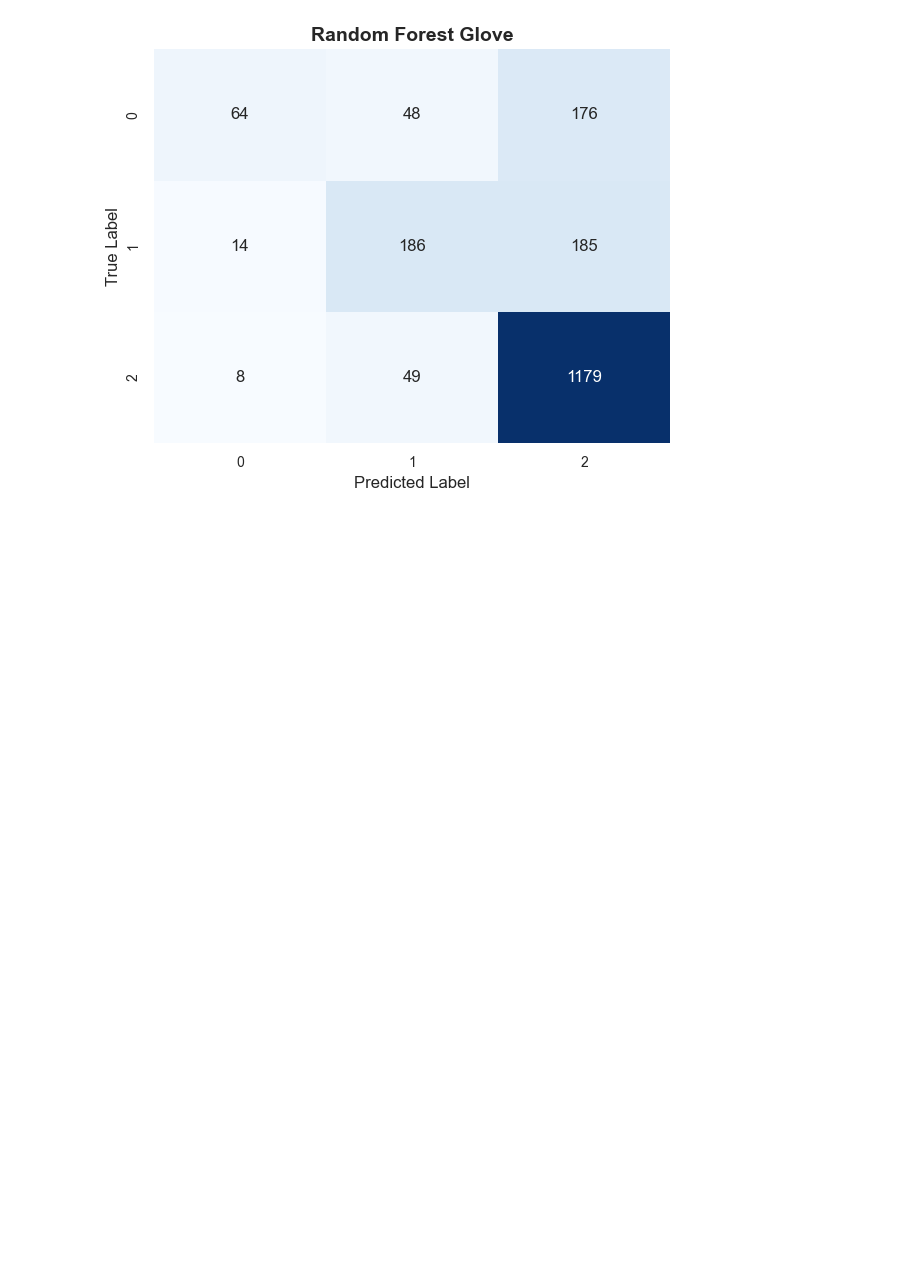
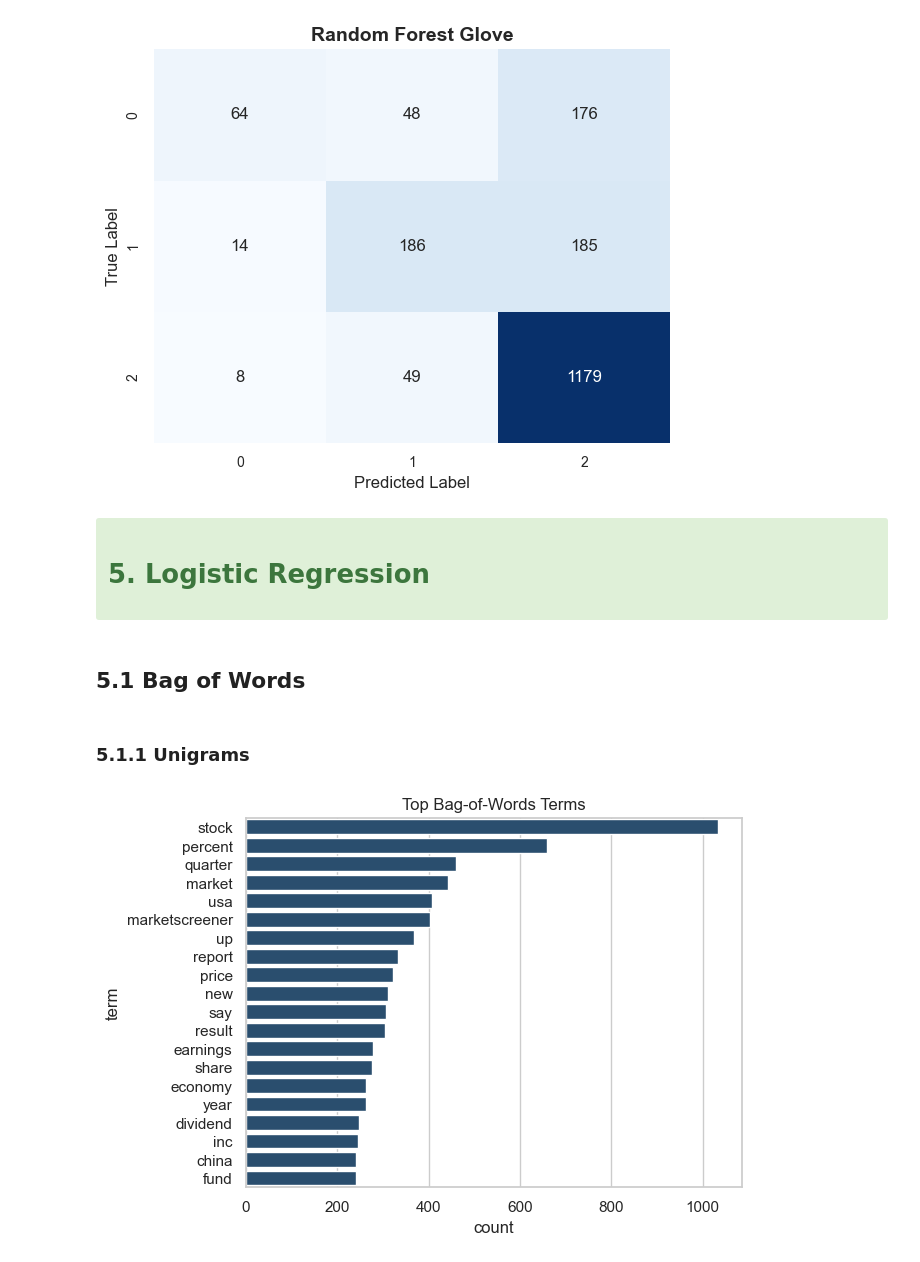
Before and after one commit to mgalao/text-mining-project, a Jupyter notebook: notebooks/Feature Engineering + Models.ipynb, the cells around one changed output. Drawn from its saved outputs; the diff is of its cells as text; code cells hidden in the pictures; blank space fills up the shorter version.

```diff
--- a/notebooks/Feature Engineering + Models.ipynb
+++ b/notebooks/Feature Engineering + Models.ipynb
@@ -611,3 +616,28 @@ plot_metrics(y_train, y_train_pred_glove, y_val, y_val_pred_glove, title=title)
 plot_confusion_matrix(y_val, y_val_pred_glove, title=title, labels=[0, 1, 2], cmap="Blues")
 # %% [output]
 [figure]
+# %% [markdown]
+<div class="alert alert-block alert-success">
+
+# **5.** **Logistic Regression**
+
+<div>
+# %% [markdown]
+## **5.1** Bag of Words
+# %% [markdown]
+### **5.1.1** Unigrams
+# %%
+model_lr = LogisticRegression(penalty='elasticnet', solver='saga', l1_ratio=0.5, C=0.15, class_weight='balanced', max_iter=300, random_state=22, multi_class='multinomial')
+
+# each term is marked as present or not per document - good for short text
+X_bow_unigrams, y_train_pred_bow_unigrams, y_val_pred_bow_unigrams, bow_unigrams = embedding_bow(x_train=x_train, y_train=y_train, x_val=x_val, model=model_lr)
+# %%
+clean_bow_sum = np.array(X_bow_unigrams.sum(axis=0)).flatten()
+clean_terms = bow_unigrams.get_feature_names_out()
+clean_top = pd.DataFrame({'term': clean_terms, 'count': clean_bow_sum}).sort_values(by='count', ascending=False).head(20)
+
+sns.barplot(data=clean_top, x='count', y='term', color='#1f4e79')
+plt.title("Top Bag-of-Words Terms")
+plt.show()
+# %% [output]
+[figure, added]
```
Also changed, not shown: parts of 40 cells of this notebook, 2 other files.
